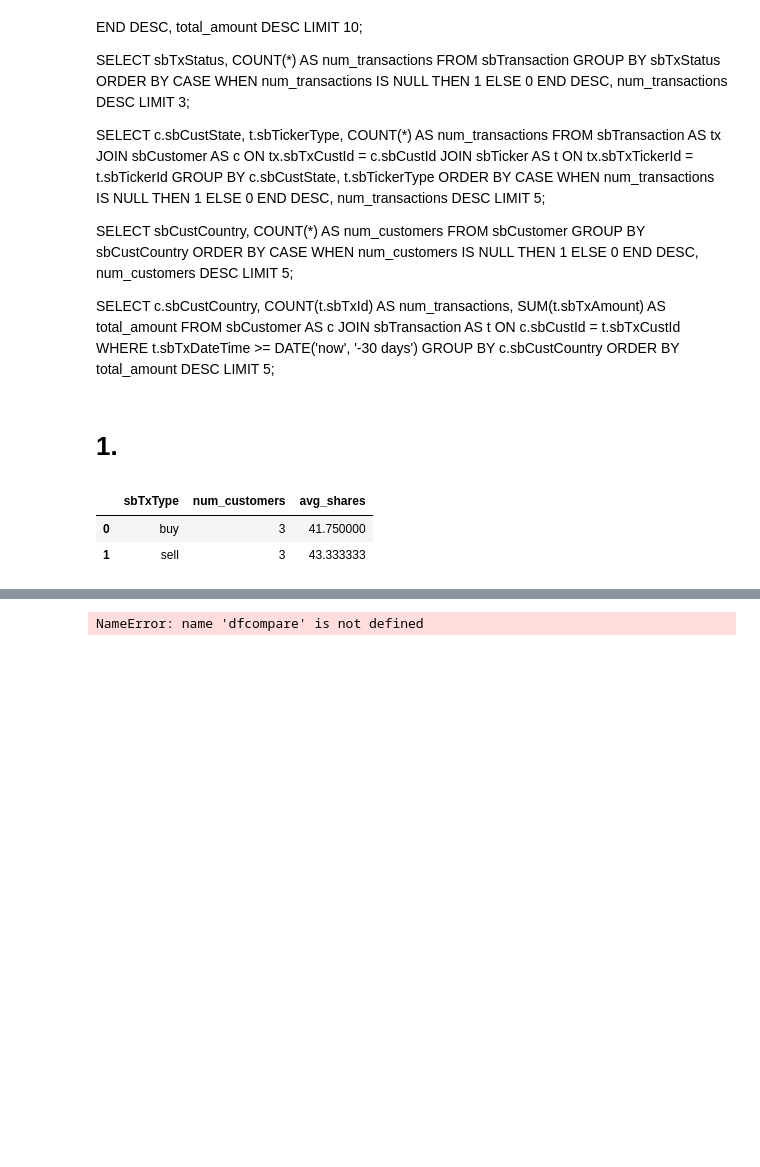
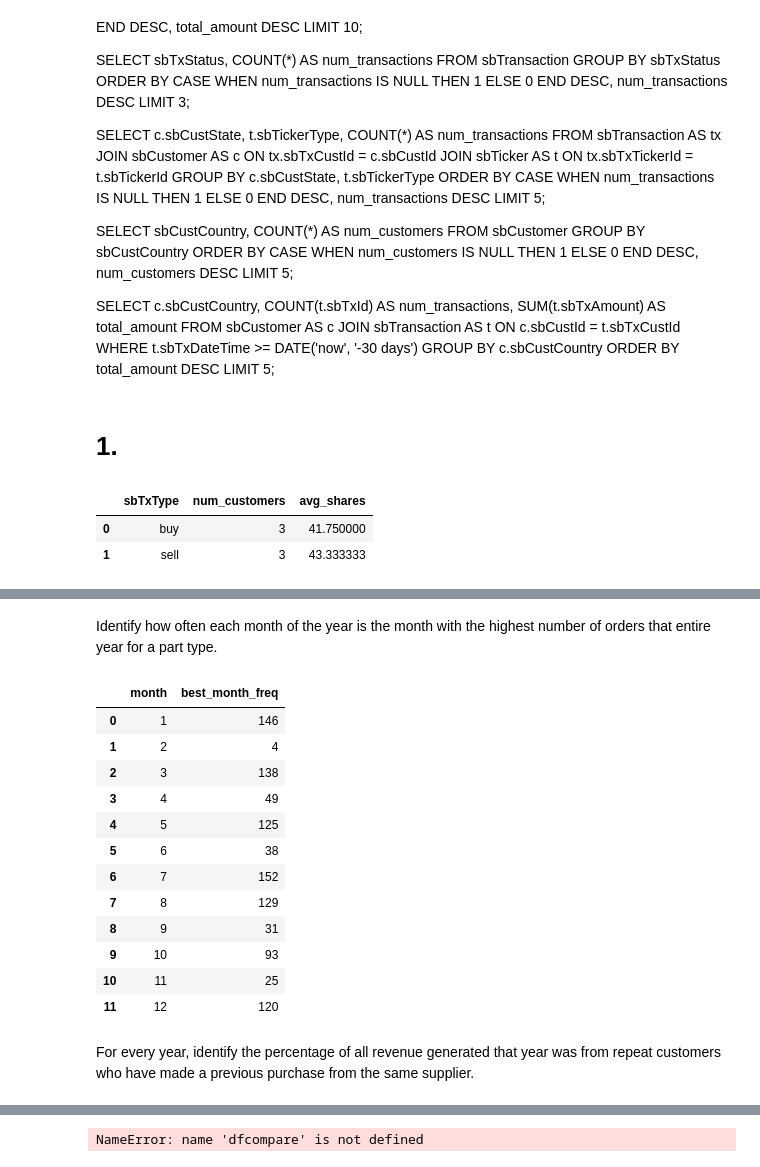
Before and after one commit to bodo-ai/text2pydough, a Jupyter notebook: workbench/JSolano/NewQueryRTFTPCH.ipynb, the cells around one changed output, grey strips where cells are left out. Drawn from its saved outputs; the diff is of its cells as text; code cells hidden in the pictures; blank space fills up the shorter version.

```diff
--- a/workbench/JSolano/NewQueryRTFTPCH.ipynb
+++ b/workbench/JSolano/NewQueryRTFTPCH.ipynb
@@ -212,0 +324,35 @@ pydough_output
+# %% [markdown]
+Identify how often each month of the year is the month with the highest number of orders that entire year for a part type.
+# %%
+%%pydough
+
+part_month =lines.CALCULATE(part_type = part.part_type,
+                            month = MONTH(order.order_date),
+                            year = YEAR(order.order_date))
+
+monthyear_frequency = PARTITION(part_month, name = 'pm', by = (part_type, month, year)
+                                ).CALCULATE(frequency = COUNT(pm))
+
+part_frequency = PARTITION(monthyear_frequency, name = 'my', by = (part_type, year)
+                           ).my.WHERE(RANKING(by = frequency.DESC(), levels = 1)==1)
+
+indiv_month = PARTITION(part_frequency, name = 'pf', by = (month)
+                        ).CALCULATE(month = month, best_month_freq = COUNT(pf))
+
+pydough.to_df(indiv_month)
+# %% [output]
+|  | month | best_month_freq |
+| 0 | 1 | 146 |
+| 1 | 2 | 4 |
+| 2 | 3 | 138 |
+| 3 | 4 | 49 |
+| 4 | 5 | 125 |
+| 5 | 6 | 38 |
+| 6 | 7 | 152 |
+| 7 | 8 | 129 |
+| 8 | 9 | 31 |
+| 9 | 10 | 93 |
+| 10 | 11 | 25 |
+| 11 | 12 | 120 |
+# %% [markdown]
+For every year, identify the percentage of all revenue generated that year was from repeat customers who have made a previous purchase from the same supplier.
```
Also changed, not shown: parts of 14 cells of this notebook, 1 other file.
